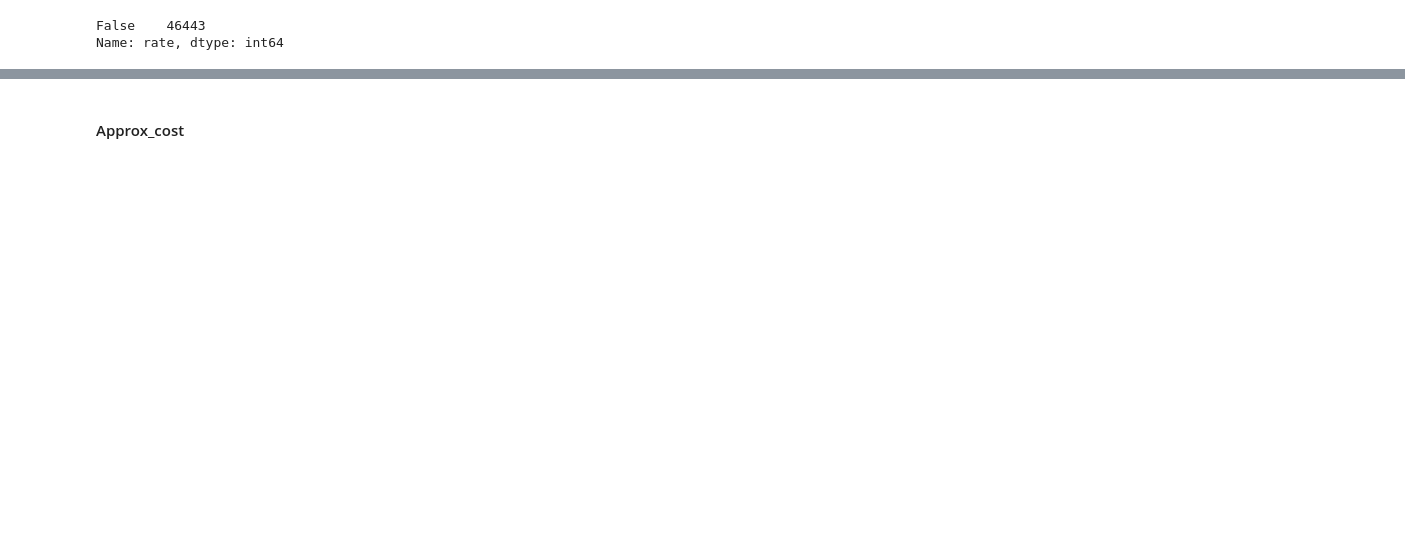
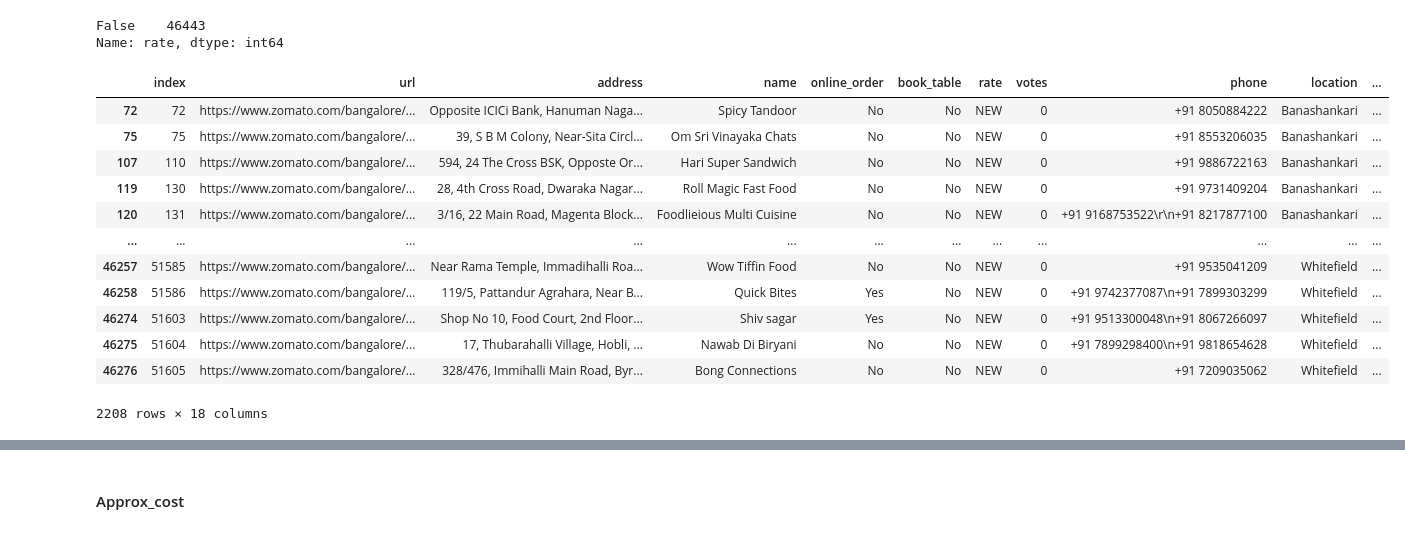
Before and after one commit to remre/datavisu, a Jupyter notebook: sample.ipynb, the cells around one changed output, grey strips where cells are left out. Cells and saved outputs as stored; diff of their text form; code cells hidden in the pictures; blank space fills up the shorter version.

Commit message:
some progress on rateing and dropped values but cost missing couldn;t be gained yet

```diff
--- a/sample.ipynb
+++ b/sample.ipynb
@@ -60,0 +63,3 @@ memory usage: 6.7+ MB
+# %%
+df = df.rename(columns={'approx_cost(for two people)':'cost','listed_in(type)':'type',
+                                  'listed_in(city)':'city'})
@@ -178,4 +198,23 @@ df2['rate'].isna().value_counts()
 False    43942
 True      2501
 Name: rate, dtype: int64
+# %%
+pat = re.compile('Rated [0-9]*\.[0-9]+',)
+cs = []
+for i in range(len(df2['reviews_list'])):
+
+    rates = pat.findall(df2['reviews_list'][i])
+    k = 0
+
+    for rate in rates:
+        k = k+int(rate.split('Rated ')[1].split('.')[0])
+    if len(rates) != 0:
+        if(pd.isnull(df2['rate'][i])):
+            k = k/len(rates)
+            cs.append(round(k,2))
+        else:
+            cs.append(df2['rate'][i])
+    else:
+        cs.append(df2['rate'][i])
+    # [int(rate.split('Rated ')[1].split('.')[0]) for rate in rates]
 # %%
@@ -183,23 +235,8 @@ df2[df2['rate'].isna()]
-# %%
-pat = re.compile('Rated [0-9]*\.[0-9]+',)
-cs = []
-for i in range(len(df2['reviews_list'])):
-
-    rates = pat.findall(df2['reviews_list'][i])
-    k = 0
-
-    for rate in rates:
-        k = k+int(rate.split('Rated ')[1].split('.')[0])
-    if len(rates) != 0:
-        k = k/len(rates)
-        cs.append(k)
-    else:
-        cs.append(df2['reviews_list'][i])
-    # [int(rate.split('Rated ')[1].split('.')[0]) for rate in rates]
 # %%
-rateinde = df2['rate'].isna().index
-for i in rateinde:
+
+for i in range(len(df2['rate'])):
     df2['rate'][i] = cs[i]
+df2['rate']
 # %% [output]
 A value is trying to be set on a copy of a slice from a DataFrame
 
@@ -209,3 +258,19 @@ df2['rate'].isna().value_counts()
 # %% [output]
 False    46443
 Name: rate, dtype: int64
+# %%
+df2.loc[df2['rate']=='NEW']
+# %% [output]
+|  | index | url | address | name | online_order | book_table | rate | votes | phone | location | ... |
+| 72 | 72 | https://www.zomato.com/bangalore/... | Opposite ICICi Bank, Hanuman Naga... | Spicy Tandoor | No | No | NEW | 0 | +91 8050884222 | Banashankari | ... |
+| 75 | 75 | https://www.zomato.com/bangalore/... | 39, S B M Colony, Near-Sita Circl... | Om Sri Vinayaka Chats | No | No | NEW | 0 | +91 8553206035 | Banashankari | ... |
+| 107 | 110 | https://www.zomato.com/bangalore/... | 594, 24 The Cross BSK, Opposte Or... | Hari Super Sandwich | No | No | NEW | 0 | +91 9886722163 | Banashankari | ... |
+| 119 | 130 | https://www.zomato.com/bangalore/... | 28, 4th Cross Road, Dwaraka Nagar... | Roll Magic Fast Food | No | No | NEW | 0 | +91 9731409204 | Banashankari | ... |
+| 120 | 131 | https://www.zomato.com/bangalore/... | 3/16, 22 Main Road, Magenta Block... | Foodlieious Multi Cuisine | No | No | NEW | 0 | +91 9168753522\r\n+91 8217877100 | Banashankari | ... |
+| ... | ... | ... | ... | ... | ... | ... | ... | ... | ... | ... | ... |
+| 46257 | 51585 | https://www.zomato.com/bangalore/... | Near Rama Temple, Immadihalli Roa... | Wow Tiffin Food | No | No | NEW | 0 | +91 9535041209 | Whitefield | ... |
+| 46258 | 51586 | https://www.zomato.com/bangalore/... | 119/5, Pattandur Agrahara, Near B... | Quick Bites | Yes | No | NEW | 0 | +91 9742377087\n+91 7899303299 | Whitefield | ... |
+| 46274 | 51603 | https://www.zomato.com/bangalore/... | Shop No 10, Food Court, 2nd Floor... | Shiv sagar | Yes | No | NEW | 0 | +91 9513300048\n+91 8067266097 | Whitefield | ... |
+| 46275 | 51604 | https://www.zomato.com/bangalore/... | 17, Thubarahalli Village, Hobli, ... | Nawab Di Biryani | No | No | NEW | 0 | +91 7899298400\n+91 9818654628 | Whitefield | ... |
+| 46276 | 51605 | https://www.zomato.com/bangalore/... | 328/476, Immihalli Main Road, Byr... | Bong Connections | No | No | NEW | 0 | +91 7209035062 | Whitefield | ... |
+2208 rows × 18 columns
```
Also changed, not shown: parts of 24 cells of this notebook.
